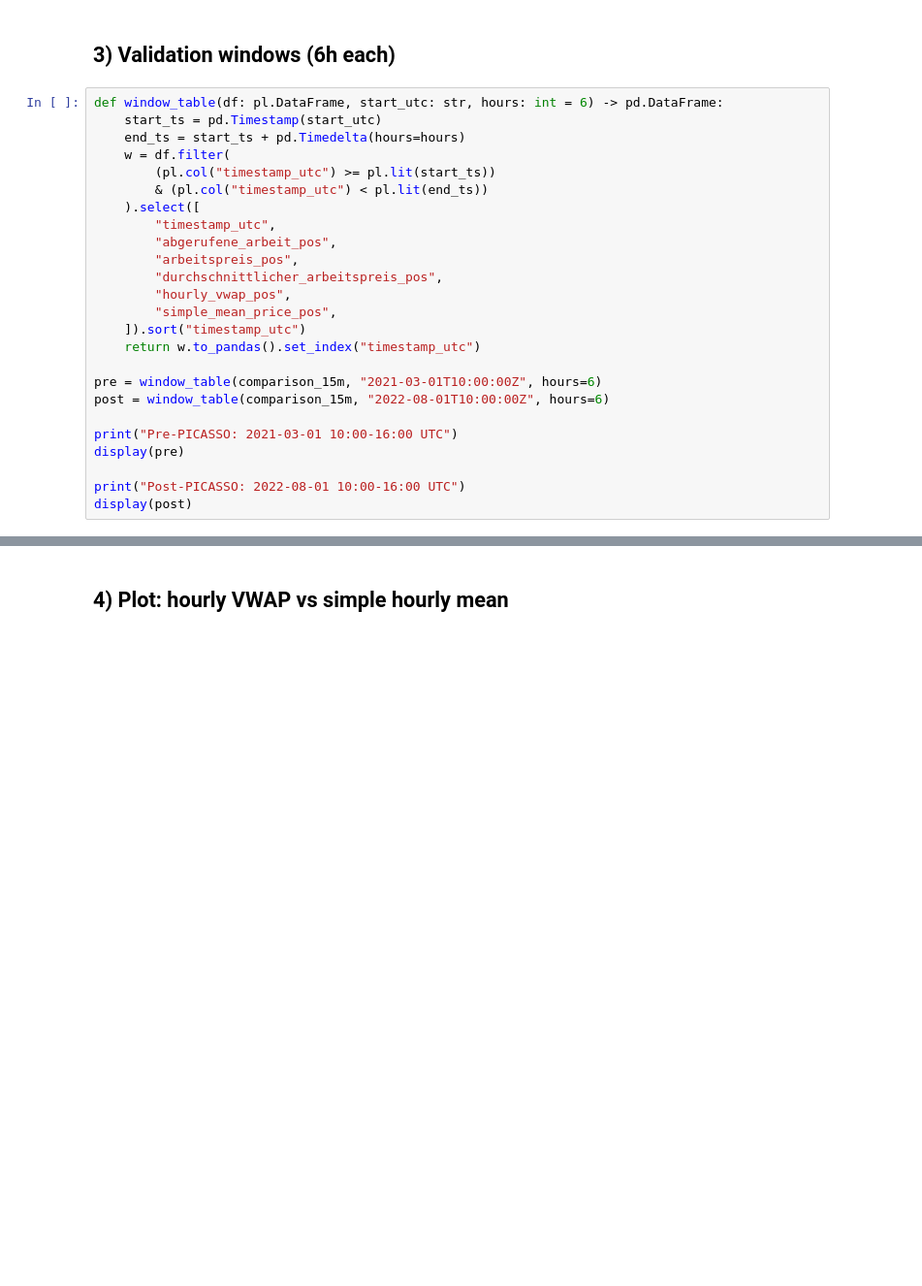
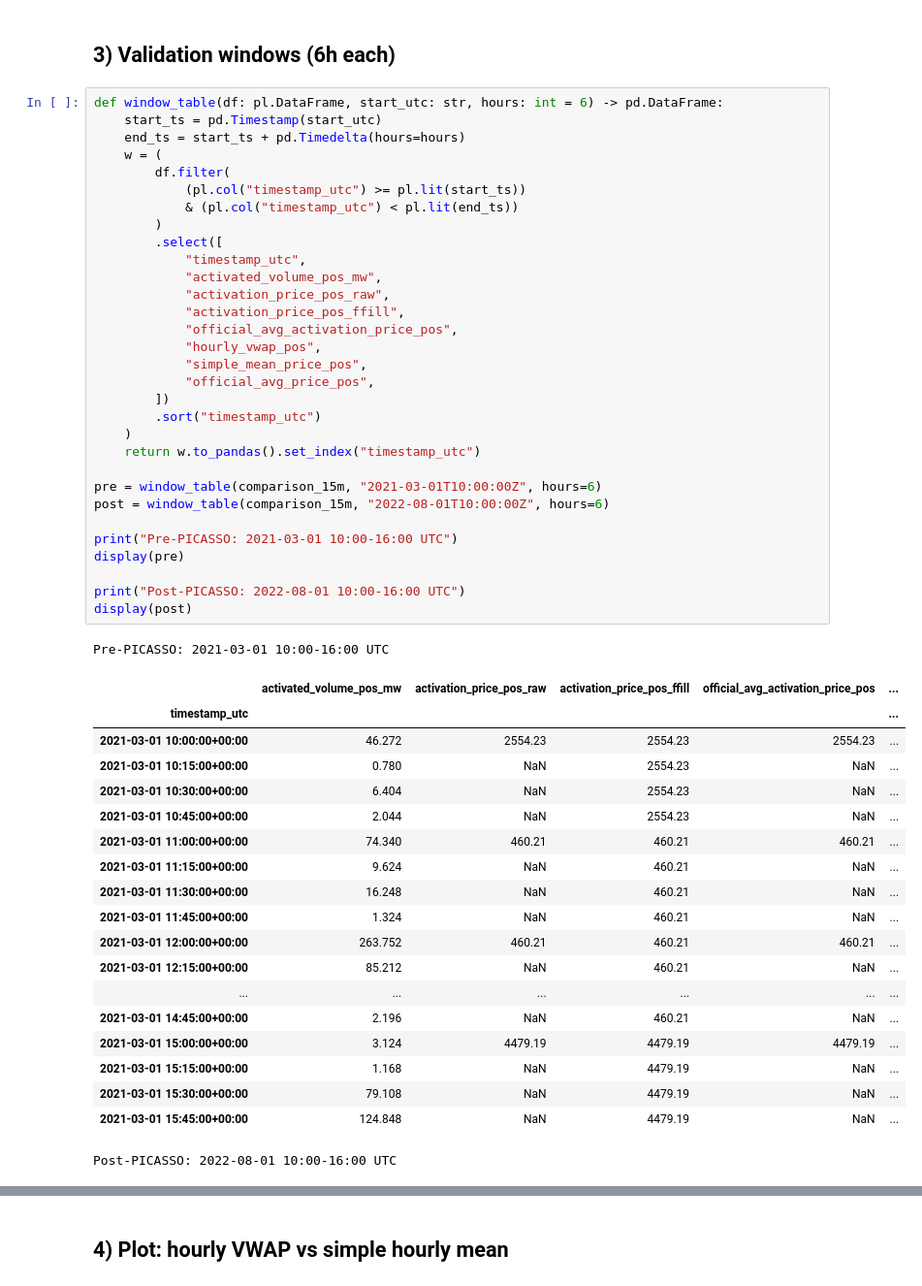
Before and after one commit to lgiesen/energy_trading, a Jupyter notebook: notebooks/12_compare_afrr_bid_vwap_vs_avg_activation.ipynb, the cells around one changed output, grey strips where cells are left out. Shown at 97% size. Saved outputs shown, nothing was run; the diff lists cells and outputs as text; blank space fills up the shorter version.

```diff
--- a/notebooks/12_compare_afrr_bid_vwap_vs_avg_activation.ipynb
+++ b/notebooks/12_compare_afrr_bid_vwap_vs_avg_activation.ipynb
@@ -106,25 +169,52 @@ comparison_15m.head()
 # %%
 def window_table(df: pl.DataFrame, start_utc: str, hours: int = 6) -> pd.DataFrame:
     start_ts = pd.Timestamp(start_utc)
     end_ts = start_ts + pd.Timedelta(hours=hours)
-    w = df.filter(
-        (pl.col("timestamp_utc") >= pl.lit(start_ts))
-        & (pl.col("timestamp_utc") < pl.lit(end_ts))
-    ).select([
-        "timestamp_utc",
-        "abgerufene_arbeit_pos",
-        "arbeitspreis_pos",
-        "durchschnittlicher_arbeitspreis_pos",
-        "hourly_vwap_pos",
-        "simple_mean_price_pos",
-    ]).sort("timestamp_utc")
+    w = (
+        df.filter(
+            (pl.col("timestamp_utc") >= pl.lit(start_ts))
+            & (pl.col("timestamp_utc") < pl.lit(end_ts))
+        )
+        .select([
+            "timestamp_utc",
+            "activated_volume_pos_mw",
+            "activation_price_pos_raw",
+            "activation_price_pos_ffill",
+            "official_avg_activation_price_pos",
+            "hourly_vwap_pos",
+            "simple_mean_price_pos",
+            "official_avg_price_pos",
+        ])
+        .sort("timestamp_utc")
+    )
     return w.to_pandas().set_index("timestamp_utc")
 
 pre = window_table(comparison_15m, "2021-03-01T10:00:00Z", hours=6)
 post = window_table(comparison_15m, "2022-08-01T10:00:00Z", hours=6)
 
 print("Pre-PICASSO: 2021-03-01 10:00-16:00 UTC")
 display(pre)
 
 print("Post-PICASSO: 2022-08-01 10:00-16:00 UTC")
 display(post)
+# %% [output]
+Pre-PICASSO: 2021-03-01 10:00-16:00 UTC
+|  | activated_volume_pos_mw | activation_price_pos_raw | activation_price_pos_ffill | official_avg_activation_price_pos | ... |
+| timestamp_utc |  |  |  |  | ... |
+| 2021-03-01 10:00:00+00:00 | 46.272 | 2554.23 | 2554.23 | 2554.23 | ... |
+| 2021-03-01 10:15:00+00:00 | 0.780 | NaN | 2554.23 | NaN | ... |
+| 2021-03-01 10:30:00+00:00 | 6.404 | NaN | 2554.23 | NaN | ... |
+| 2021-03-01 10:45:00+00:00 | 2.044 | NaN | 2554.23 | NaN | ... |
+| 2021-03-01 11:00:00+00:00 | 74.340 | 460.21 | 460.21 | 460.21 | ... |
+| 2021-03-01 11:15:00+00:00 | 9.624 | NaN | 460.21 | NaN | ... |
+| 2021-03-01 11:30:00+00:00 | 16.248 | NaN | 460.21 | NaN | ... |
+| 2021-03-01 11:45:00+00:00 | 1.324 | NaN | 460.21 | NaN | ... |
+| 2021-03-01 12:00:00+00:00 | 263.752 | 460.21 | 460.21 | 460.21 | ... |
+| 2021-03-01 12:15:00+00:00 | 85.212 | NaN | 460.21 | NaN | ... |
+| ... | ... | ... | ... | ... | ... |
+| 2021-03-01 14:45:00+00:00 | 2.196 | NaN | 460.21 | NaN | ... |
+| 2021-03-01 15:00:00+00:00 | 3.124 | 4479.19 | 4479.19 | 4479.19 | ... |
+| 2021-03-01 15:15:00+00:00 | 1.168 | NaN | 4479.19 | NaN | ... |
+| 2021-03-01 15:30:00+00:00 | 79.108 | NaN | 4479.19 | NaN | ... |
+| 2021-03-01 15:45:00+00:00 | 124.848 | NaN | 4479.19 | NaN | ... |
+Post-PICASSO: 2022-08-01 10:00-16:00 UTC
```
Also changed, not shown: parts of 5 cells of this notebook, 1 other file.
